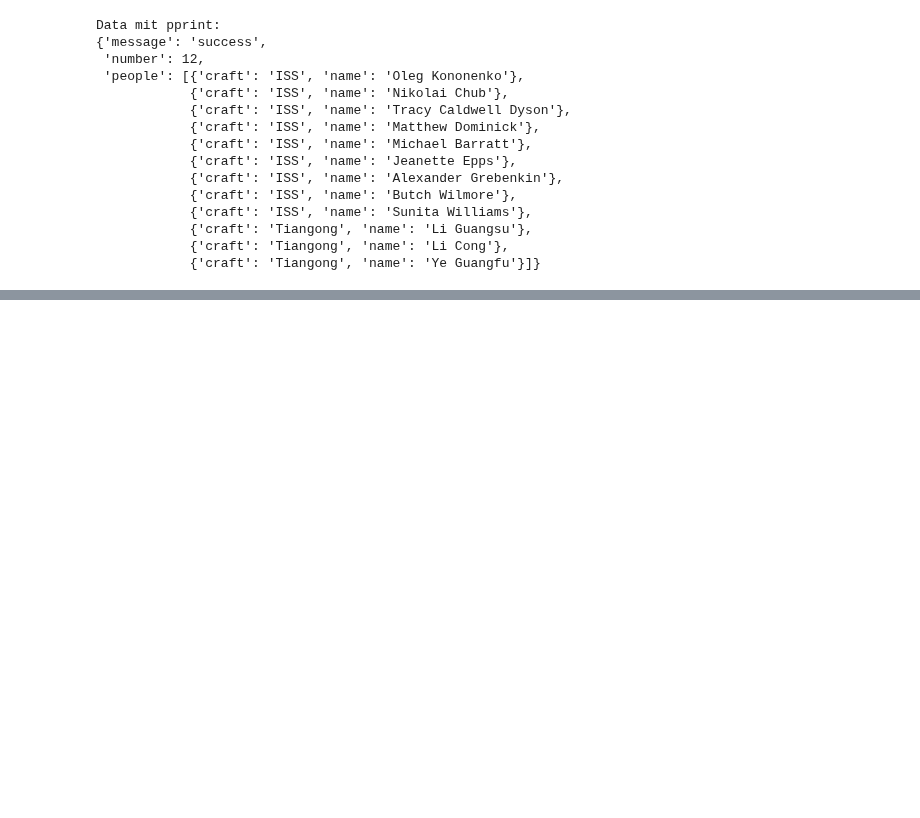
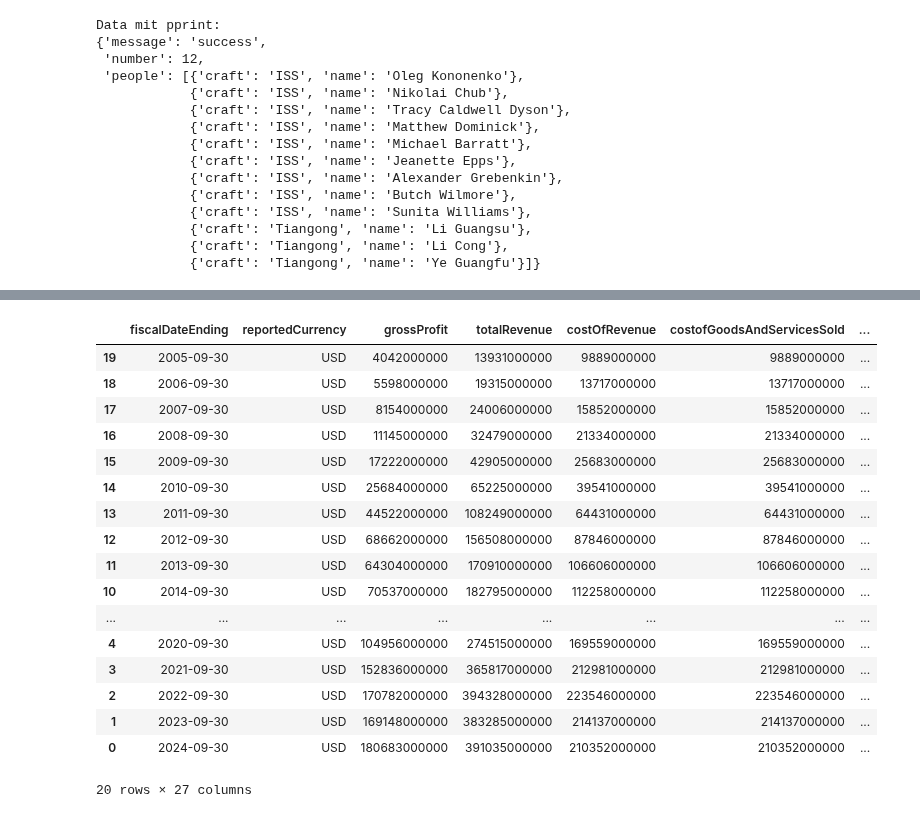
Before and after one commit to sofia00ni/WebAPI, a Jupyter notebook: api_test.ipynb, the cells around one changed output, grey strips where cells are left out. Saved outputs shown, nothing was run; the diff lists cells and outputs as text; code cells hidden in the pictures; blank space fills up the shorter version.

```diff
--- a/api_test.ipynb
+++ b/api_test.ipynb
@@ -97,0 +154,35 @@ Data mit pprint:
+# %%
+income_df['fiscalDateEnding'] = pd.to_datetime(income_df['fiscalDateEnding'])
+income_df['fiscalYear'] = income_df['fiscalDateEnding'].dt.year
+cols_to_float = ['grossProfit', 'totalRevenue',
+       'costOfRevenue', 'costofGoodsAndServicesSold', 'operatingIncome',
+       'sellingGeneralAndAdministrative', 'researchAndDevelopment',
+       'operatingExpenses', 'investmentIncomeNet', 'netInterestIncome',
+       'interestIncome', 'interestExpense', 'nonInterestIncome',
+       'otherNonOperatingIncome', 'depreciation',
+       'depreciationAndAmortization', 'incomeBeforeTax', 'incomeTaxExpense',
+       'interestAndDebtExpense', 'netIncomeFromContinuingOperations',
+       'comprehensiveIncomeNetOfTax', 'ebit', 'ebitda', 'netIncome']
+
+income_df[cols_to_float] = income_df[cols_to_float].apply(pd.to_numeric, errors='coerce')
+income_df = income_df.sort_values(by='fiscalYear', ascending=True)
+income_df
+# %% [output]
+|  | fiscalDateEnding | reportedCurrency | grossProfit | totalRevenue | costOfRevenue | costofGoodsAndServicesSold | ... |
+| 19 | 2005-09-30 | USD | 4042000000 | 13931000000 | 9889000000 | 9889000000 | ... |
+| 18 | 2006-09-30 | USD | 5598000000 | 19315000000 | 13717000000 | 13717000000 | ... |
+| 17 | 2007-09-30 | USD | 8154000000 | 24006000000 | 15852000000 | 15852000000 | ... |
+| 16 | 2008-09-30 | USD | 11145000000 | 32479000000 | 21334000000 | 21334000000 | ... |
+| 15 | 2009-09-30 | USD | 17222000000 | 42905000000 | 25683000000 | 25683000000 | ... |
+| 14 | 2010-09-30 | USD | 25684000000 | 65225000000 | 39541000000 | 39541000000 | ... |
+| 13 | 2011-09-30 | USD | 44522000000 | 108249000000 | 64431000000 | 64431000000 | ... |
+| 12 | 2012-09-30 | USD | 68662000000 | 156508000000 | 87846000000 | 87846000000 | ... |
+| 11 | 2013-09-30 | USD | 64304000000 | 170910000000 | 106606000000 | 106606000000 | ... |
+| 10 | 2014-09-30 | USD | 70537000000 | 182795000000 | 112258000000 | 112258000000 | ... |
+| ... | ... | ... | ... | ... | ... | ... | ... |
+| 4 | 2020-09-30 | USD | 104956000000 | 274515000000 | 169559000000 | 169559000000 | ... |
+| 3 | 2021-09-30 | USD | 152836000000 | 365817000000 | 212981000000 | 212981000000 | ... |
+| 2 | 2022-09-30 | USD | 170782000000 | 394328000000 | 223546000000 | 223546000000 | ... |
+| 1 | 2023-09-30 | USD | 169148000000 | 383285000000 | 214137000000 | 214137000000 | ... |
+| 0 | 2024-09-30 | USD | 180683000000 | 391035000000 | 210352000000 | 210352000000 | ... |
+20 rows × 27 columns
```
Also changed, not shown: parts of 4 cells of this notebook, 2 other files.
